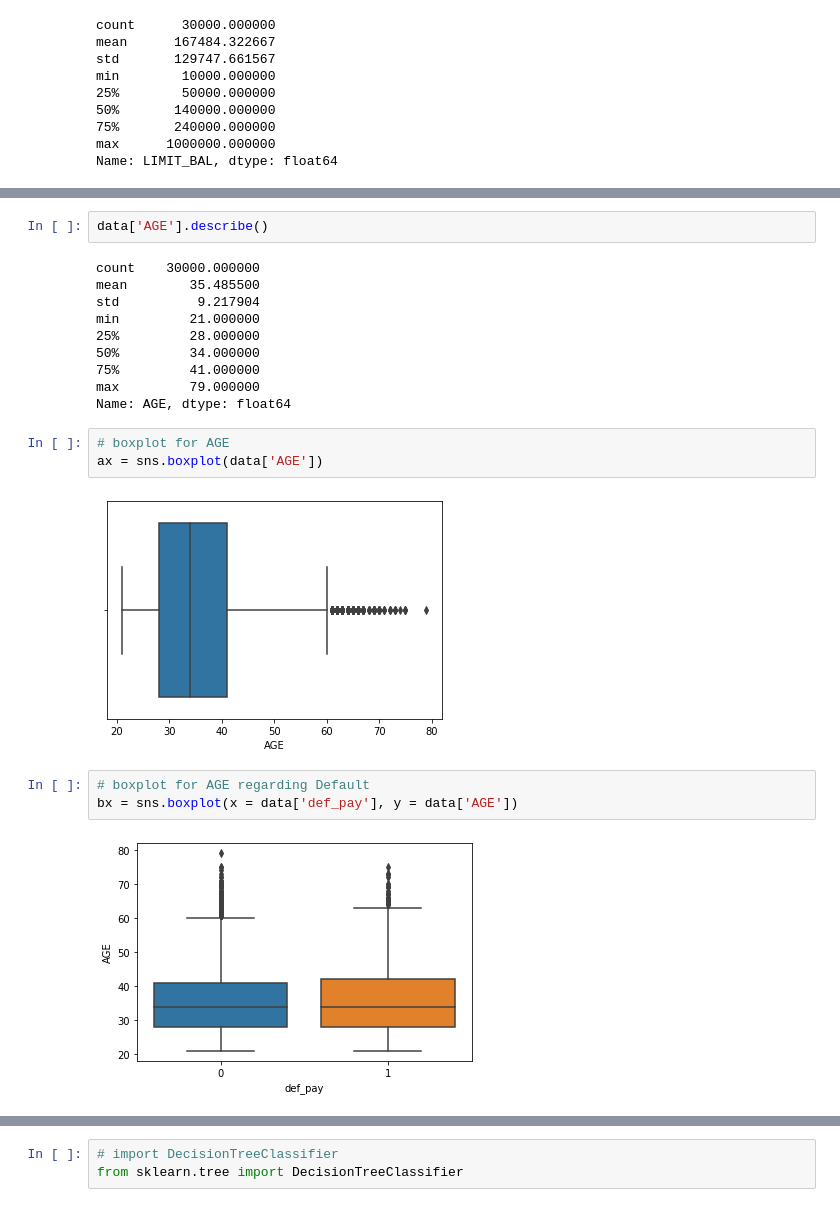
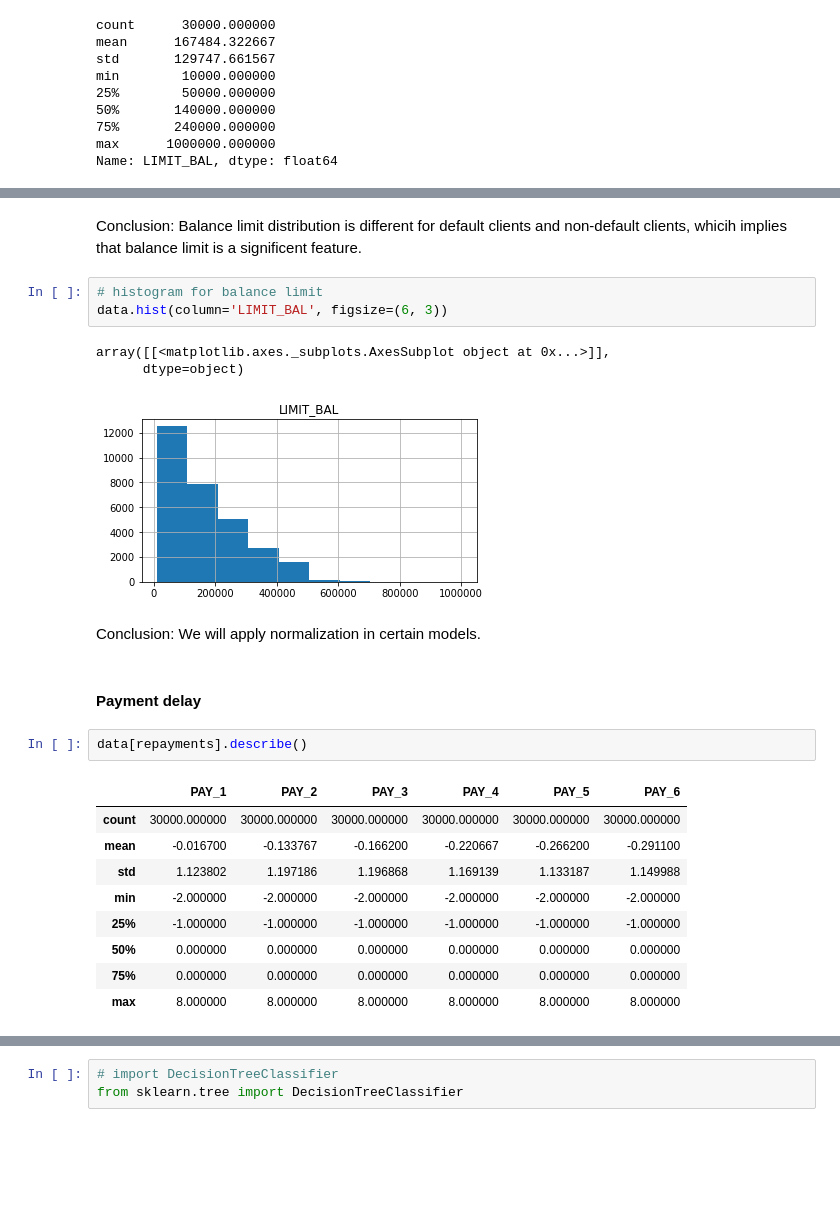
Before and after one commit to gerald-liu/credit-card-default-prediction, a Jupyter notebook: notebook.ipynb, the cells around one changed output, grey strips where cells are left out. Cells and saved outputs as stored; diff of their text form; blank space fills up the shorter version.

```diff
--- a/notebook.ipynb
+++ b/notebook.ipynb
@@ -276,22 +228,25 @@ The range is very broad. Will cluster the data in a narrower range.
+# %% [markdown]
+Conclusion: Balance limit distribution is different for default clients and non-default clients, whicih implies that balance limit is a significent feature.
+# %%
+# histogram for balance limit
+data.hist(column='LIMIT_BAL', figsize=(6, 3))
+# %% [output]
+array([[<matplotlib.axes._subplots.AxesSubplot object at 0x...>]],
+      dtype=object)
+[figure, added]
+# %% [markdown]
+Conclusion: We will apply normalization in certain models.
+# %% [markdown]
+#### Payment delay
 # %%
-data['AGE'].describe()
+data[repayments].describe()
 # %% [output]
-count    30000.000000
-mean        35.485500
-std          9.217904
-min         21.000000
-25%         28.000000
-50%         34.000000
-75%         41.000000
-max         79.000000
-Name: AGE, dtype: float64
+|  | PAY_1 | PAY_2 | PAY_3 | PAY_4 | PAY_5 | PAY_6 |
+| count | 30000.000000 | 30000.000000 | 30000.000000 | 30000.000000 | 30000.000000 | 30000.000000 |
+| mean | -0.016700 | -0.133767 | -0.166200 | -0.220667 | -0.266200 | -0.291100 |
+| std | 1.123802 | 1.197186 | 1.196868 | 1.169139 | 1.133187 | 1.149988 |
+| min | -2.000000 | -2.000000 | -2.000000 | -2.000000 | -2.000000 | -2.000000 |
+| 25% | -1.000000 | -1.000000 | -1.000000 | -1.000000 | -1.000000 | -1.000000 |
+| 50% | 0.000000 | 0.000000 | 0.000000 | 0.000000 | 0.000000 | 0.000000 |
+| 75% | 0.000000 | 0.000000 | 0.000000 | 0.000000 | 0.000000 | 0.000000 |
+| max | 8.000000 | 8.000000 | 8.000000 | 8.000000 | 8.000000 | 8.000000 |
-# %%
-# boxplot for AGE
-ax = sns.boxplot(data['AGE'])
-# %% [output]
-[figure, removed]
-# %%
-# boxplot for AGE regarding Default
-bx = sns.boxplot(x = data['def_pay'], y = data['AGE'])
-# %% [output]
-[figure, removed]
```
Also changed, not shown: parts of 183 cells of this notebook.
